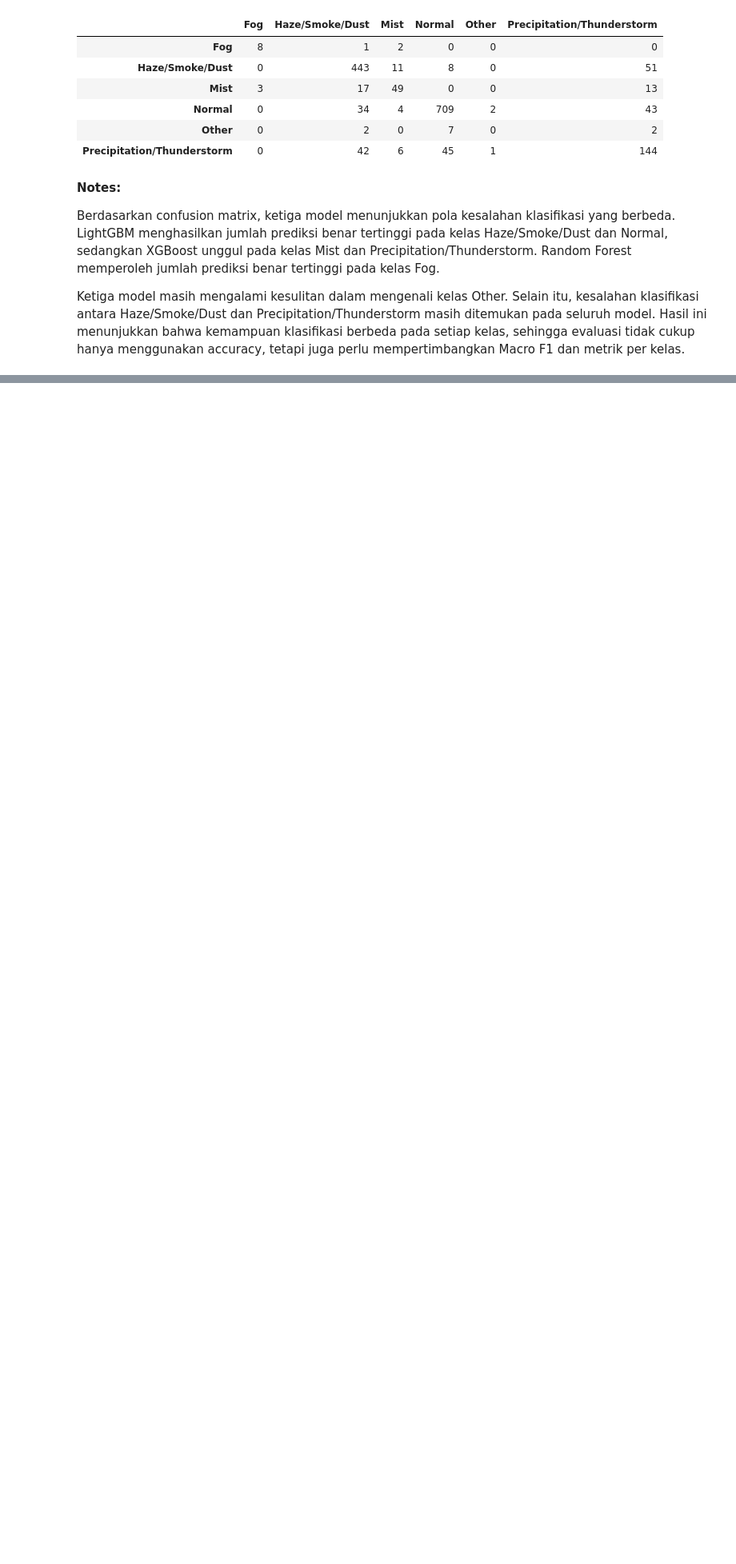
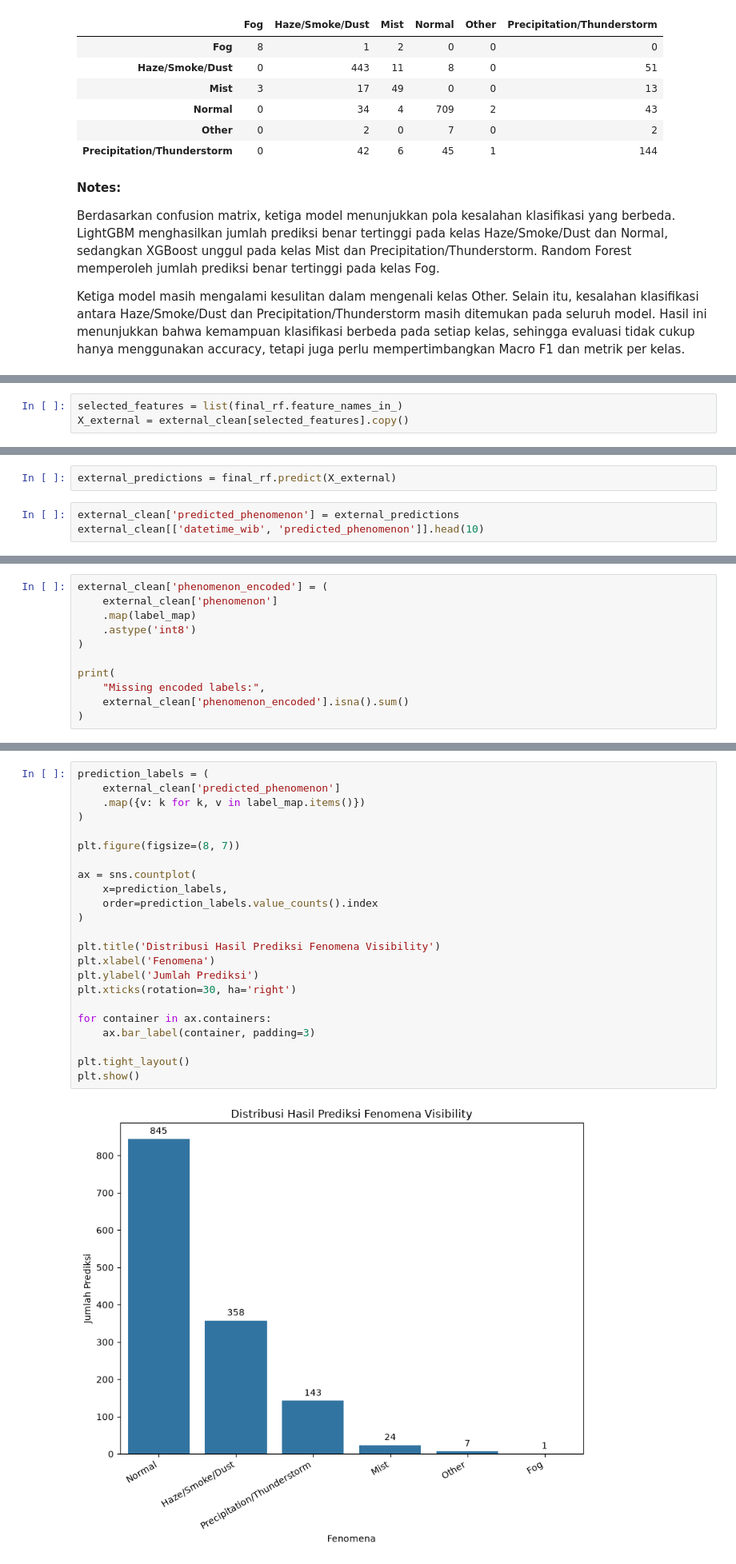
Before and after one commit to sirly82/bmkg-project, a Jupyter notebook: visibility_phenomenon_classification_2025.ipynb, the cells around one changed output, grey strips where cells are left out. Shown at 80% size. Saved outputs shown, nothing was run; the diff lists cells and outputs as text; blank space fills up the shorter version.

```diff
--- a/visibility_phenomenon_classification_2025.ipynb
+++ b/visibility_phenomenon_classification_2025.ipynb
@@ -2768,0 +3243,3 @@ Ketiga model masih mengalami kesulitan dalam mengenali kelas Other. Selain itu,
+# %%
+selected_features = list(final_rf.feature_names_in_)
+X_external = external_clean[selected_features].copy()
@@ -2768,0 +3263,5 @@ Ketiga model masih mengalami kesulitan dalam mengenali kelas Other. Selain itu,
+# %%
+external_predictions = final_rf.predict(X_external)
+# %%
+external_clean['predicted_phenomenon'] = external_predictions
+external_clean[['datetime_wib', 'predicted_phenomenon']].head(10)
@@ -2768,0 +3306,11 @@ Ketiga model masih mengalami kesulitan dalam mengenali kelas Other. Selain itu,
+# %%
+external_clean['phenomenon_encoded'] = (
+    external_clean['phenomenon']
+    .map(label_map)
+    .astype('int8')
+)
+
+print(
+    "Missing encoded labels:",
+    external_clean['phenomenon_encoded'].isna().sum()
+)
@@ -2768,0 +3321,25 @@ Ketiga model masih mengalami kesulitan dalam mengenali kelas Other. Selain itu,
+# %%
+prediction_labels = (
+    external_clean['predicted_phenomenon']
+    .map({v: k for k, v in label_map.items()})
+)
+
+plt.figure(figsize=(8, 7))
+
+ax = sns.countplot(
+    x=prediction_labels,
+    order=prediction_labels.value_counts().index
+)
+
+plt.title('Distribusi Hasil Prediksi Fenomena Visibility')
+plt.xlabel('Fenomena')
+plt.ylabel('Jumlah Prediksi')
+plt.xticks(rotation=30, ha='right')
+
+for container in ax.containers:
+    ax.bar_label(container, padding=3)
+
+plt.tight_layout()
+plt.show()
+# %% [output]
+[figure, added]
```
Also changed, not shown: parts of 115 cells of this notebook.
